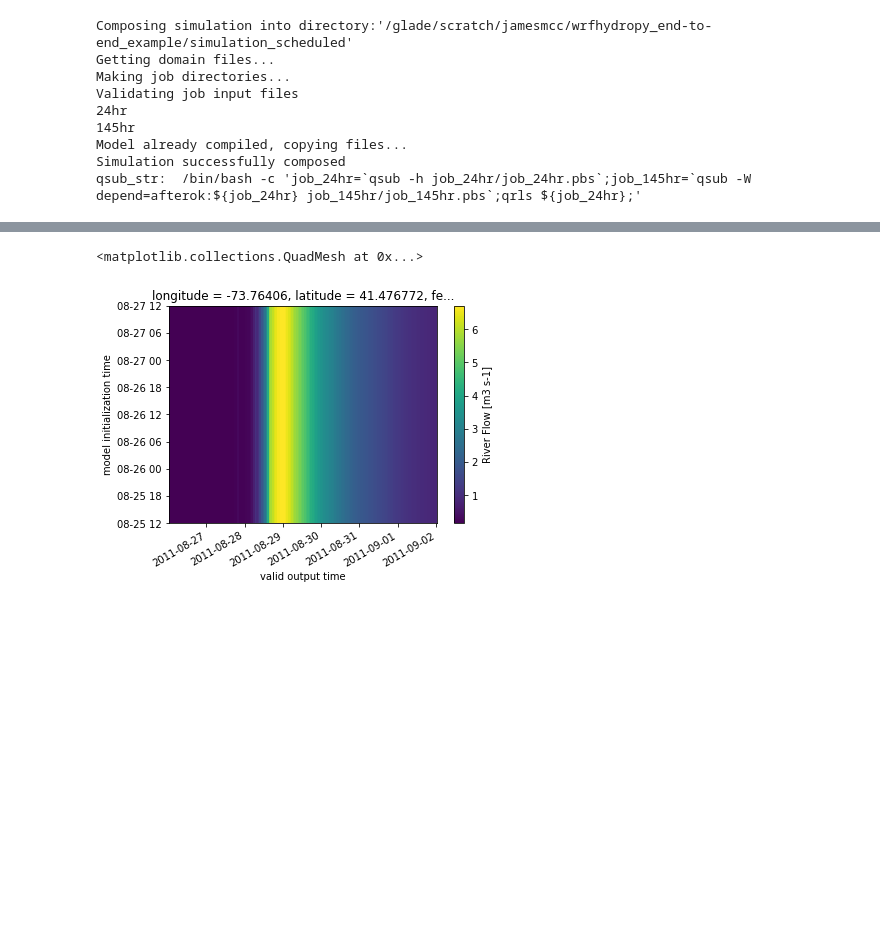
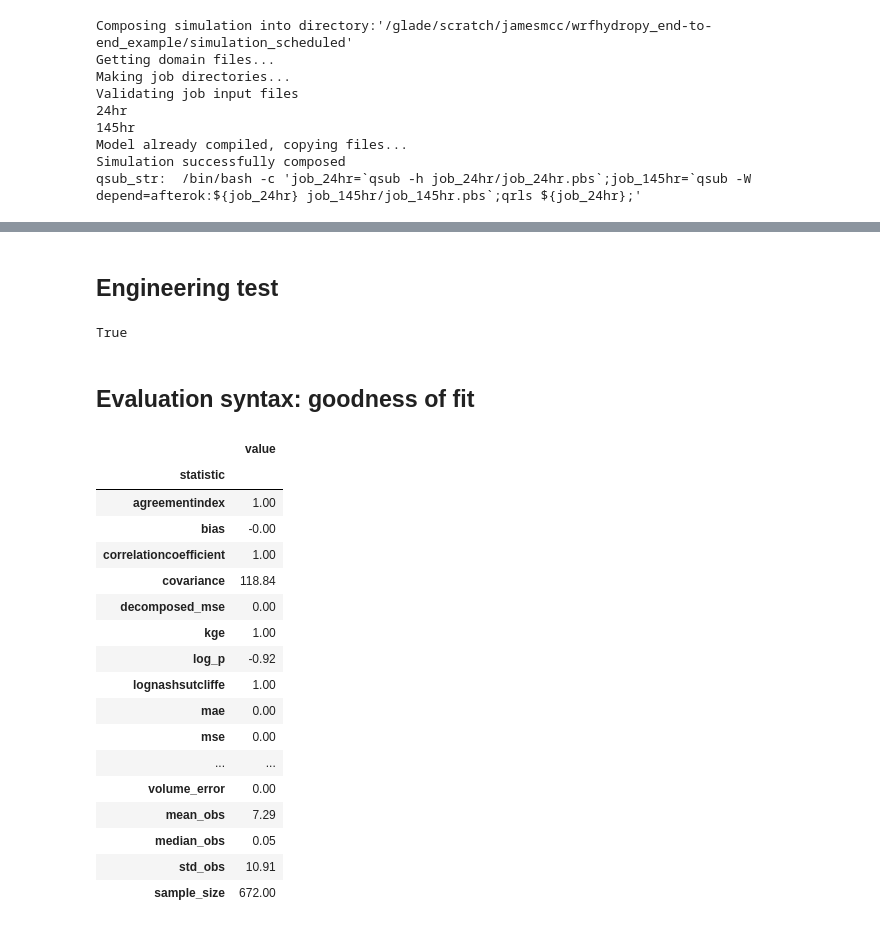
Before and after one commit to NCAR/wrf_hydro_py, a Jupyter notebook: doc/examples/wrfhydropy_example.ipynb, the cells around one changed output, grey strips where cells are left out. Saved outputs shown, nothing was run; the diff lists cells and outputs as text; code cells hidden in the pictures; blank space fills up the shorter version.

```diff
--- a/doc/examples/wrfhydropy_example.ipynb
+++ b/doc/examples/wrfhydropy_example.ipynb
@@ -232,7 +264,7 @@ We do not use a scheduler object in this example, but we provide an instance of
 
 #Use a scheduler for the ensemble or the or the ens forecast? or use teams
 # %%
-scheduler = wrfhydropy.PBSCheyenne(
+scheduler = wrfhydropy.schedulers.PBSCheyenne(
     account='NRAL0017',
     nproc=2,
     nnodes=1,
@@ -357,6 +469,31 @@ cc = simulation_sched.output.chanobs.open()
-# %%
-from matplotlib import pyplot as plt
-simulation.output.channel_rt.open(forecast=False).sel(feature_id=6226932).streamflow.plot()
-# %% [output]
-<matplotlib.collections.QuadMesh at 0x...>
-[figure, removed]
+# %% [markdown]
+## Engineering test
+# %%
+simulation.output.chanobs.equals(simulation_sched.output.chanobs)
+# %% [output]
+True
+# %% [markdown]
+## Evaluation syntax: goodness of fit
+# %%
+chanobs_eval = simulation.output.chanobs.streamflow.eval.obs(simulation_sched.output.chanobs.streamflow)
+# %%
+chanobs_eval.gof()
+# %% [output]
+|  | value |
+| statistic |  |
+| agreementindex | 1.00 |
+| bias | -0.00 |
+| correlationcoefficient | 1.00 |
+| covariance | 118.84 |
+| decomposed_mse | 0.00 |
+| kge | 1.00 |
+| log_p | -0.92 |
+| lognashsutcliffe | 1.00 |
+| mae | 0.00 |
+| mse | 0.00 |
+| ... | ... |
+| volume_error | 0.00 |
+| mean_obs | 7.29 |
+| median_obs | 0.05 |
+| std_obs | 10.91 |
+| sample_size | 672.00 |
```
Also changed, not shown: parts of 37 cells of this notebook.
